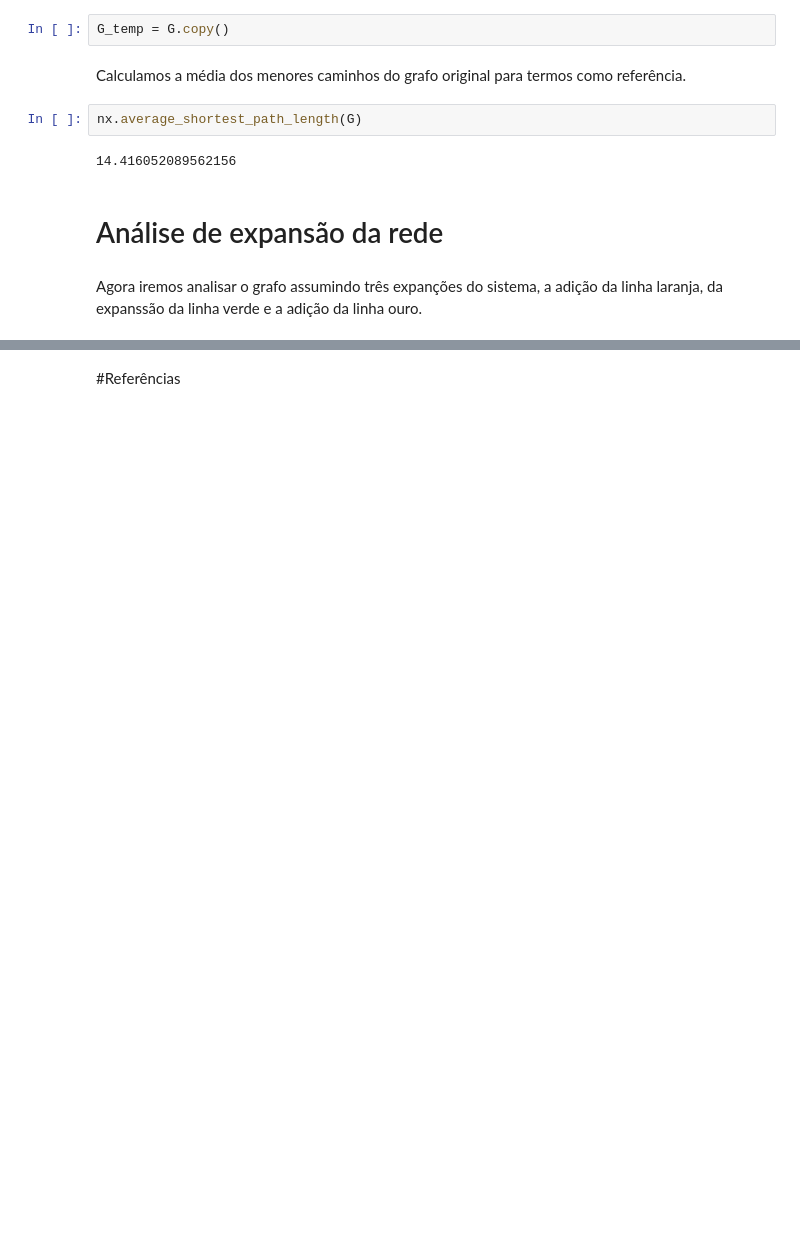
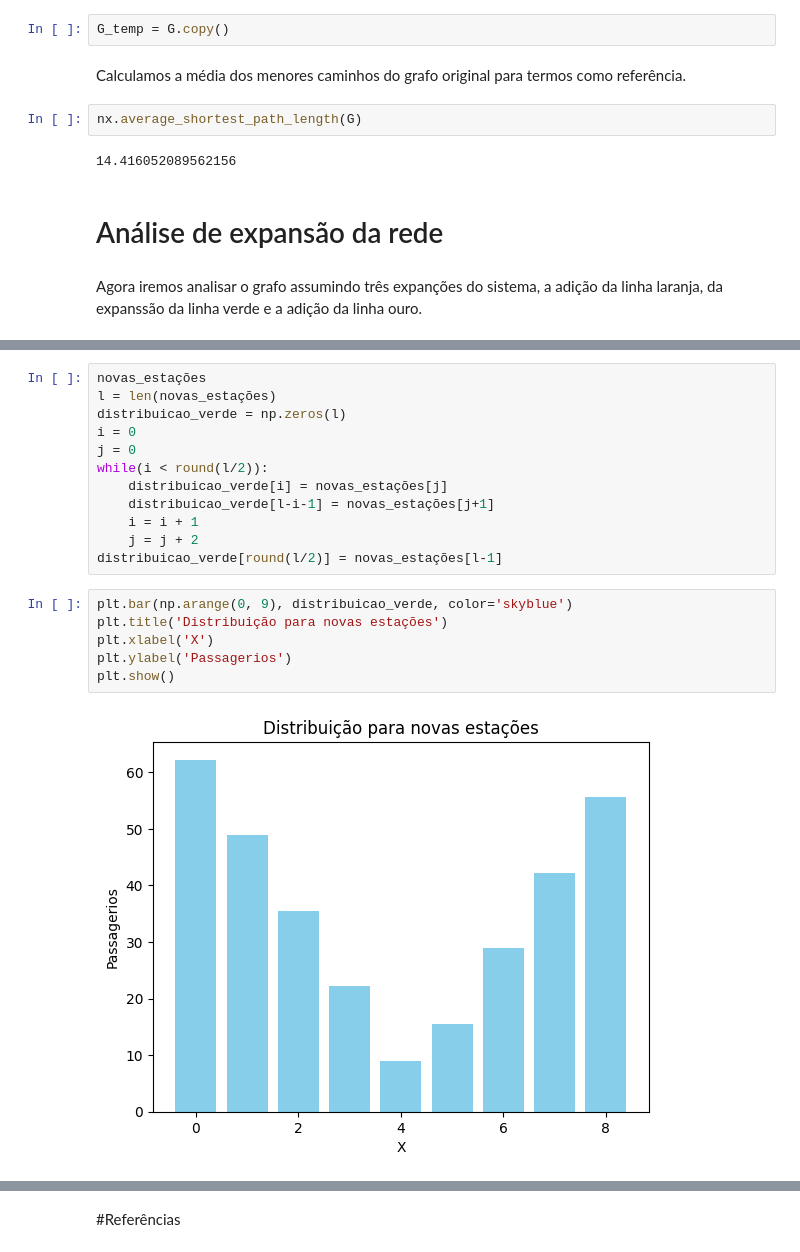
Before and after one commit to PauloAPH/AnaliseDoSistemaMetroviarioDeSaoPaulo, a Jupyter notebook: Sistema_metroviário_de_SP.ipynb, the cells around one changed output, grey strips where cells are left out. Saved outputs shown, nothing was run; the diff lists cells and outputs as text; blank space fills up the shorter version.

```diff
--- a/Sistema_metroviário_de_SP.ipynb
+++ b/Sistema_metroviário_de_SP.ipynb
@@ -251,0 +297,20 @@ Agora iremos analisar o grafo assumindo três expanções do sistema, a adição
+# %%
+novas_estações
+l = len(novas_estações)
+distribuicao_verde = np.zeros(l)
+i = 0
+j = 0
+while(i < round(l/2)):
+    distribuicao_verde[i] = novas_estações[j]
+    distribuicao_verde[l-i-1] = novas_estações[j+1]
+    i = i + 1
+    j = j + 2
+distribuicao_verde[round(l/2)] = novas_estações[l-1]
+# %%
+plt.bar(np.arange(0, 9), distribuicao_verde, color='skyblue')
+plt.title('Distribuição para novas estações')
+plt.xlabel('X')
+plt.ylabel('Passagerios')
+plt.show()
+# %% [output]
+[figure, added]
```
Also changed, not shown: parts of 25 cells of this notebook, 1 other file.
